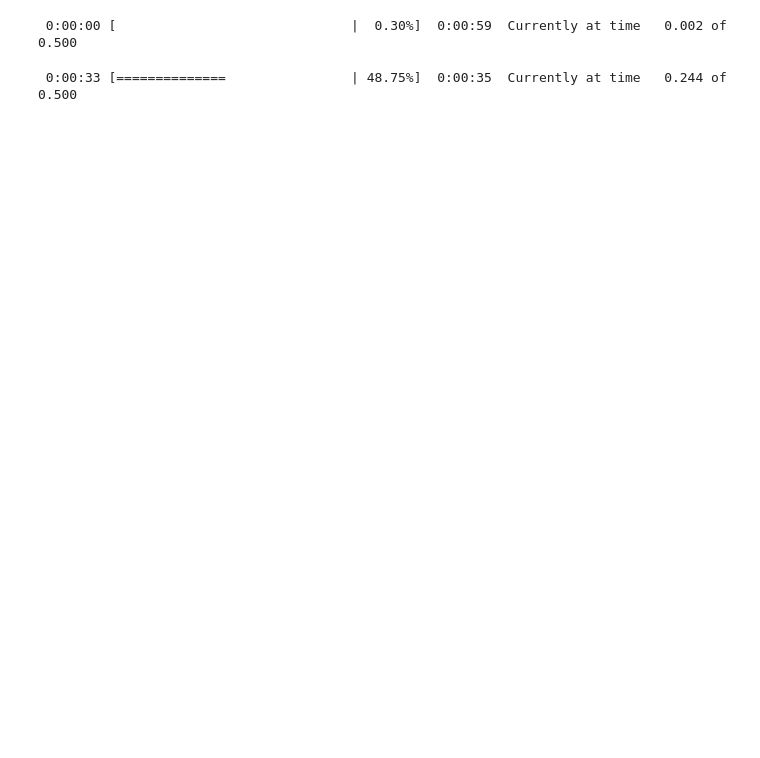
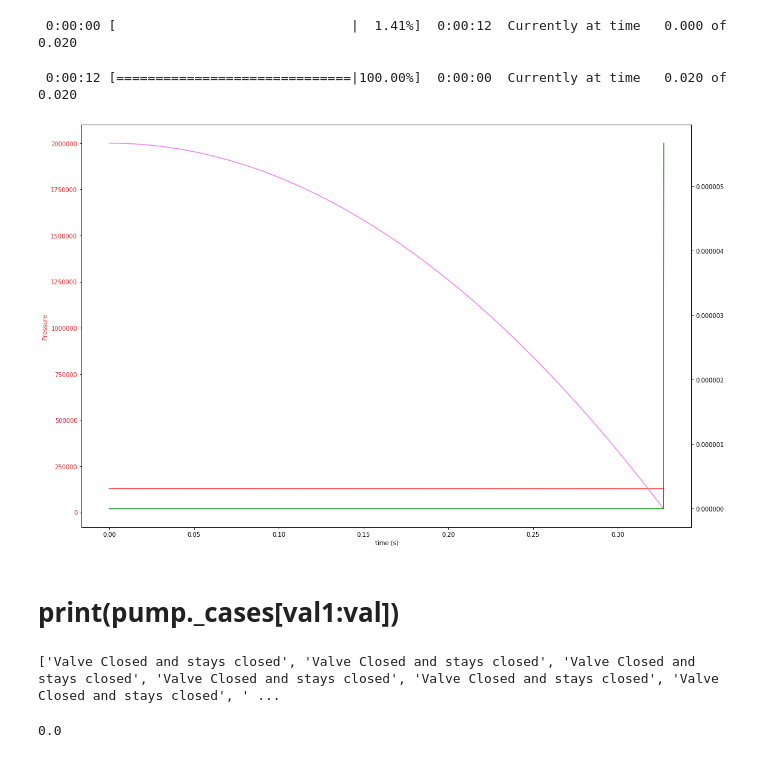
Before and after one commit to DHaspel/cavsim, a Jupyter notebook: jupyter/CavSimTry2.ipynb, the cells around one changed output. Drawn from its saved outputs; the diff is of its cells as text; code cells hidden in the pictures; blank space fills up the shorter version.

Commit message:
worked at pump with valves new class edited notebooks

```diff
--- a/jupyter/CavSimTry2.ipynb
+++ b/jupyter/CavSimTry2.ipynb
@@ -101,6 +101,9 @@ contact_pressurelog = []
 velocity = []
 pumplog = []
 pump_speed = []
+pump_value = []
+flow_log = []
+
 
 
 def logging(time):
@@ -112,17 +115,21 @@ def logging(time):
     pumplog.append(pump.field_wide_slice('pump_pressure', 0) + 0.0)
     dislog.append(pump.field_wide_slice('suction_displacement', 0) + 0.0)
     relogs.append(pipe2.field_wide_slice('reynolds', 0) + 0.0)
-    pump_speed.append(pump.field_wide_slice('pressure', 0) +0.0)
+    pump_speed.append(pump.field_wide_slice('discharge_delta_p', 0) +0.0)
+    pump_value.append(pump.field_wide_slice('suction_displacement', 1) +0.0)
+    springlog.append(pump.field_wide_slice('suction_spring_force', 1) +0.0)
+    contact_pressurelog.append(pump.field_wide_slice('suction_contact_pressure_force', 1) +0.0)
+    flow_log.append(pump.field_wide_slice('suction_flow_force', 1) +0.0)
 # %%
 solver = SimpleSolver()
 solver.fluid = fluid
 solver.seeds = [pipe1, pipe2, pipe3]
 solver._callback = logging
 # %%
-solver.solve(1e20, 0.5, 3)
+solver.solve(1e20, 0.02, 3)
 # %% [output]
- 0:00:00 [                              |  0.30%]  0:00:59  Currently at time   0.002 of   0.500
+ 0:00:00 [                              |  1.41%]  0:00:12  Currently at time   0.000 of   0.020
- 0:00:33 [==============                | 48.75%]  0:00:35  Currently at time   0.244 of   0.500
+ 0:00:12 [==============================|100.00%]  0:00:00  Currently at time   0.020 of   0.020
 # %%
 pfield1 = np.stack(plogs1)
 pfield2 = np.stack(plogs2)
@@ -131,16 +138,20 @@ disfield = np.stack(dislog)
 #velfield = np.stack(velocity)
 pressure = np.stack(pumplog)
 pump_velocity = np.stack(pump_speed)
+values = np.stack(pump_value)
+flow_force = np.stack(flow_log)
+spring_force = np.stack(springlog)
 # %%
-time = np.linspace(0, 0.6, int(pfield1[:,-2].shape[0]))
+time = np.linspace(0, 0.35, int(pfield1[:,-2].shape[0]))
 #plt.figure(figsize=(16, 10))
 fig, ax1 = plt.subplots(figsize=(16, 10))
 #plt.subplot(1, 2, 1)
 #plt.plot(vfield[:,0])
 #plt.plot(1, 2, 2)
 val1 = 0
-val = -1
-
+val = -106
+#val1 = 730
+#val = -300
 
 #upper_force = upperp_field[val1:val, 0] + gfield[val1:val, 0] + springforce[val1:val, 0]
 #lower_force = lowp_field[val1:val, 0] + contact_pressure[val1:val, 0]
@@ -165,42 +176,54 @@ val = -1
 #ax1.plot(time[val1:val], lower_force, color='blue')
 
 plt.plot(time[val1:val], pfield2[val1:val, -2], color='red')
-plt.plot(time[val1:val], pfield1[val1:val, -2])
-plt.plot(time[val1:val], pressure[val1:val, 0])
+#plt.plot(time[val1:val], pfield1[val1:val, -2])
+plt.plot(time[val1:val], pressure[val1:val, 0],color='violet')
 
 
 #ax1.plot(time[val1:val], deltap[val1:val, 0], color='green')
 
 #plt.xlim(time[val1],time[val])
-#plt.ylim(-1e5, 5e5)
+#plt.ylim(0e5, 20e5)
 
 color = 'tab:red'
 ax1.set_xlabel('time (s)')
 ax1.set_ylabel('Pressure', color=color)
-#ax1.set_ylim(0e5, 5e5)
+#ax1.set_ylim(1.05e5, 1.15e5)
 #ax1.plot(time[val1:val], pfield1[val1:val, 1], color='red')
 #ax1.plot(time[val1:val], pfield2[val1:val, -2], color='green')
 ax1.tick_params(axis='y', labelcolor=color)
 
 
 ax2 = ax1.twinx()  # instantiate a second axes that shares the same x-axis
 
 color = 'tab:blue'
-ax2.plot(time[val1:val], disfield[val1:val, 0]*1000, color=color)  # we already handled the x-label with ax1
-#x2.plot(time[val1:val], pump_velocity[val1:val, 1], color = 'black')
-#ax2.plot(time[val1:val], pressure[val1:val, 0], color = 'red')
+#ax2.plot(time[val1:val], disfield[val1:val, 0]*1000, color=color)  # we already handled the x-label with ax1
+#ax2.plot(time[val1:val], pump_velocity[val1:val, 0], color = 'black')
+ax2.plot(time[val1:val], values[val1:val, 0]*1000, color = 'green')
+#ax2.plot(time[val1:val], flow_force[val1:val, 0], color = 'red')
+#ax2.plot(time[val1:val], flow_force[val1:val, 0]-spring_force[val1:val, 0], color = 'red')
 #ax2.plot(time[val1:val], zeta[val1:val, 0], color='green')
 #ax2.plot(time[val1:val], flow_field[val1:val, 0], color='black')
 #ax2.tick_params(axis='y', labelcolor=color)
 
 #plt.subplot(1, 2, 1)
 #plt.plot(time[val1:val], disfield[val1:val, 0]*1000, color='black')
 #plt.plot(time[val1:val], pump(time[val1:val]))
 #plt.plot(time[val1:val], velfield[val1:val, 0], color='blue')
 #plt.plot(time[val1:val], pfield2[val1:val, 1], color='red')
 #pltplot(time[val1:val], pfield1[val1:val, -2], color='green')
-#plt.ylim(0.0e5, 8.0e5)
+#plt.ylim(-2e3, 2e3)
 fig.tight_layout()
 plt.show()
+# %% [output]
+[figure, added]
+# %% [markdown]
+# print(pump._cases[val1:val])
 # %%
-#print(pump._cases[val1:val])
+print(pump._cases[val1:val])
+# %% [output]
+['Valve Closed and stays closed', 'Valve Closed and stays closed', 'Valve Closed and stays closed', 'Valve Closed and stays closed', 'Valve Closed and stays closed', 'Valve Closed and stays closed', ' ...
+# %%
+print(np.sum(pump_velocity[val1:val, 0]))
+# %% [output]
+0.0
```
Also changed, not shown: parts of 2 cells of this notebook, 1 other file.
